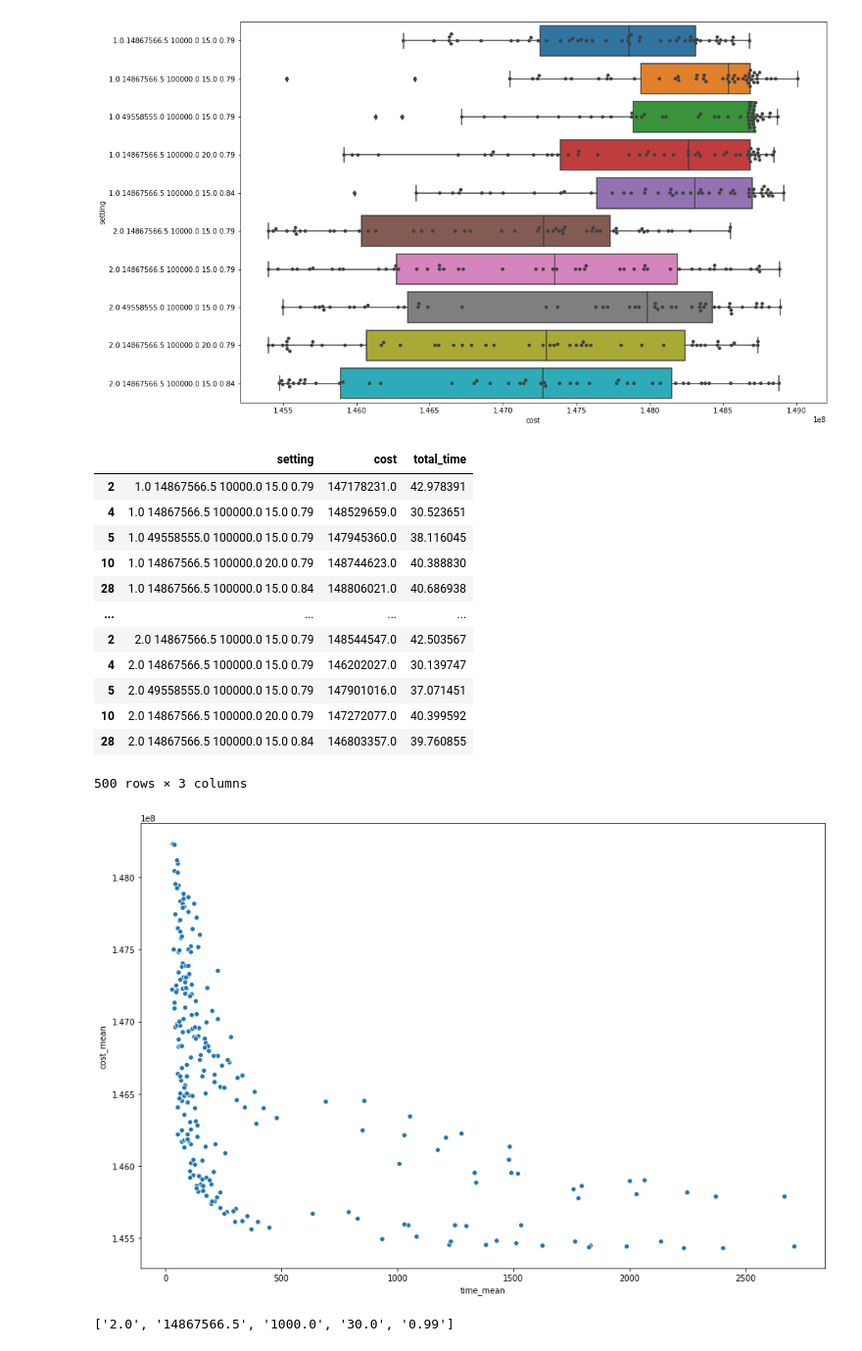
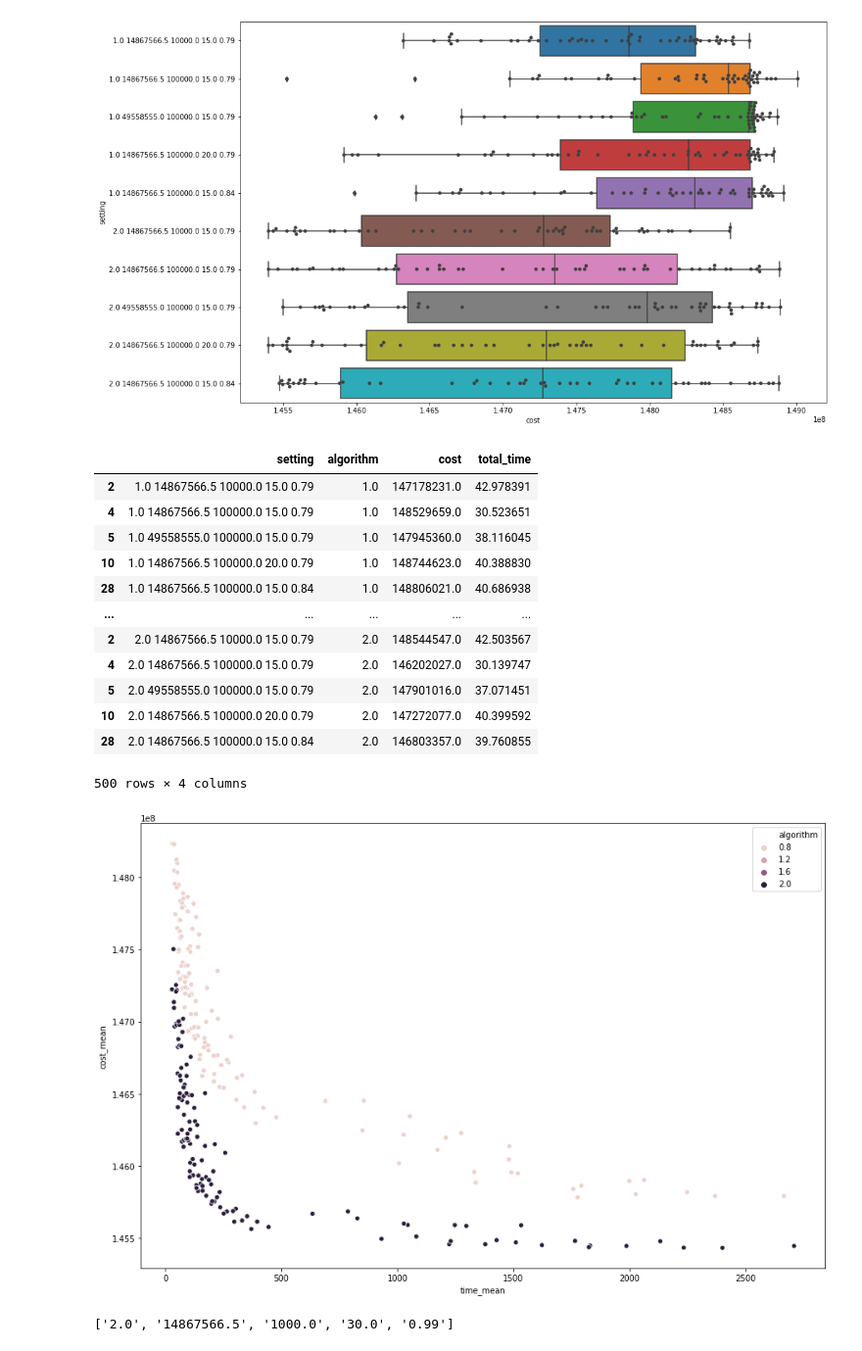
Before and after one commit to JavierArredondo/min-cost-flow, a Jupyter notebook: notebooks/analysis.ipynb, the cells around one changed output. Shown at 98% size. Cells and saved outputs as stored; diff of their text form; code cells hidden in the pictures.

```diff
--- a/notebooks/analysis.ipynb
+++ b/notebooks/analysis.ipynb
@@ -31,6 +31,7 @@ def concatenate(row):
     x = [str(row[y]) for y in cols]
     response = {}
     response["setting"] = " ".join(x)
+    response["algorithm"] = "Alg. 1" if row.algorithm == 1.0 else "Alg. 2"
     response["cost"] = row.cost
     response["total_time"] = row.total_time
     return pd.Series(response)
@@ -68,6 +69,8 @@ def stats_by_configration(group):
     response["cost_sd"] = group.cost.std()
     response["cost_median"] = group.cost.median()
 
+    response["algorithm"] = group.algorithm.values[0]
+
     return pd.Series(response)
 # %%
 stats = solutions.groupby("setting").apply(stats_by_configration).reset_index()
@@ -128,24 +131,24 @@ ax = sns.swarmplot(x="cost", y="setting", data=top_costs_time, color=".25")
 # %%
 top_costs_time
 # %% [output]
-|  | setting | cost | total_time |
-| 2 | 1.0 14867566.5 10000.0 15.0 0.79 | 147178231.0 | 42.978391 |
-| 4 | 1.0 14867566.5 100000.0 15.0 0.79 | 148529659.0 | 30.523651 |
-| 5 | 1.0 49558555.0 100000.0 15.0 0.79 | 147945360.0 | 38.116045 |
-| 10 | 1.0 14867566.5 100000.0 20.0 0.79 | 148744623.0 | 40.388830 |
-| 28 | 1.0 14867566.5 100000.0 15.0 0.84 | 148806021.0 | 40.686938 |
-| ... | ... | ... | ... |
-| 2 | 2.0 14867566.5 10000.0 15.0 0.79 | 148544547.0 | 42.503567 |
-| 4 | 2.0 14867566.5 100000.0 15.0 0.79 | 146202027.0 | 30.139747 |
-| 5 | 2.0 49558555.0 100000.0 15.0 0.79 | 147901016.0 | 37.071451 |
-| 10 | 2.0 14867566.5 100000.0 20.0 0.79 | 147272077.0 | 40.399592 |
-| 28 | 2.0 14867566.5 100000.0 15.0 0.84 | 146803357.0 | 39.760855 |
+|  | setting | algorithm | cost | total_time |
+| 2 | 1.0 14867566.5 10000.0 15.0 0.79 | 1.0 | 147178231.0 | 42.978391 |
+| 4 | 1.0 14867566.5 100000.0 15.0 0.79 | 1.0 | 148529659.0 | 30.523651 |
+| 5 | 1.0 49558555.0 100000.0 15.0 0.79 | 1.0 | 147945360.0 | 38.116045 |
+| 10 | 1.0 14867566.5 100000.0 20.0 0.79 | 1.0 | 148744623.0 | 40.388830 |
+| 28 | 1.0 14867566.5 100000.0 15.0 0.84 | 1.0 | 148806021.0 | 40.686938 |
+| ... | ... | ... | ... | ... |
+| 2 | 2.0 14867566.5 10000.0 15.0 0.79 | 2.0 | 148544547.0 | 42.503567 |
+| 4 | 2.0 14867566.5 100000.0 15.0 0.79 | 2.0 | 146202027.0 | 30.139747 |
+| 5 | 2.0 49558555.0 100000.0 15.0 0.79 | 2.0 | 147901016.0 | 37.071451 |
+| 10 | 2.0 14867566.5 100000.0 20.0 0.79 | 2.0 | 147272077.0 | 40.399592 |
+| 28 | 2.0 14867566.5 100000.0 15.0 0.84 | 2.0 | 146803357.0 | 39.760855 |
-500 rows × 3 columns
+500 rows × 4 columns
 # %%
 fig, ax = plt.subplots(figsize=(15, 10))
-ax = sns.scatterplot(x="time_mean", y="cost_mean", data=stats)
+ax = sns.scatterplot(x="time_mean", y="cost_mean", hue="algorithm", data=stats)
 # %% [output]
-[figure, old version]
+[figure, new version]
 # %%
 "2.0 14867566.5 1000.0 30.0 0.99".split(" ")
 # %% [output]
```
Also changed, not shown: parts of 5 cells of this notebook, 4 other files.
